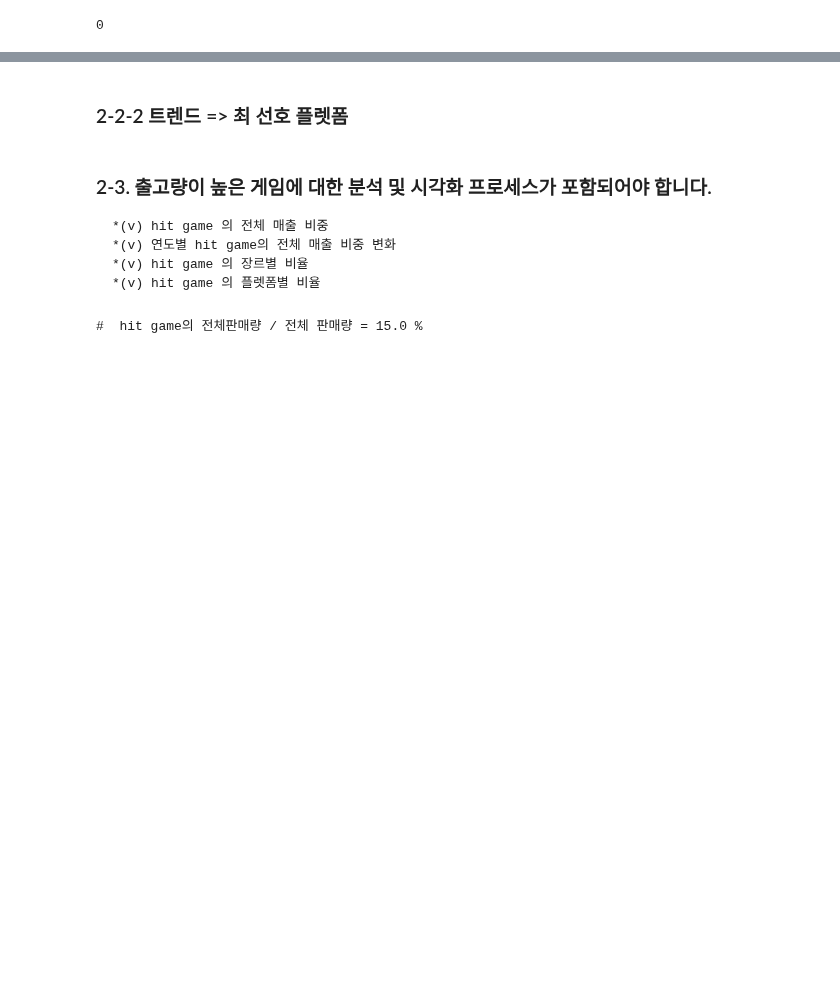
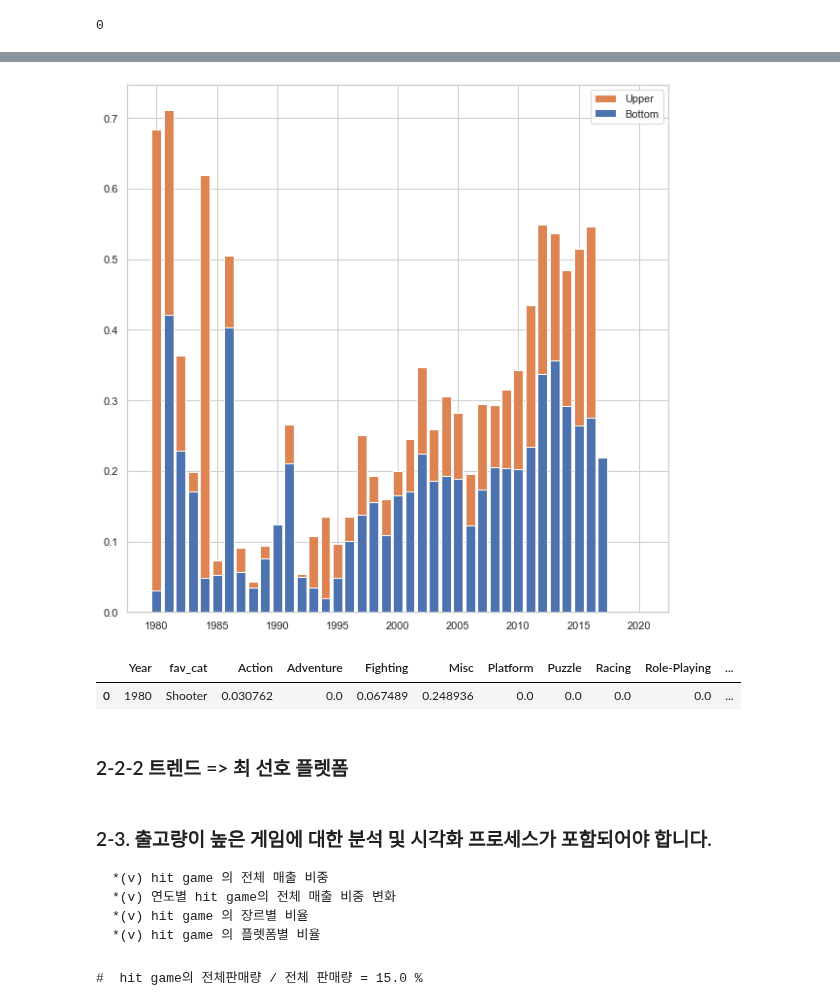
Before and after one commit to LamuneGitHub/A001_Python_Test, a Jupyter notebook: AI15_Prj_01/AI15-P1-이상필.ipynb, the cells around one changed output, grey strips where cells are left out. Saved outputs shown, nothing was run; the diff lists cells and outputs as text; code cells hidden in the pictures; blank space fills up the shorter version.

```diff
--- a/AI15_Prj_01/AI15-P1-이상필.ipynb
+++ b/AI15_Prj_01/AI15-P1-이상필.ipynb
@@ -900,0 +1144,27 @@ check_Genere_code('Action')
+# %%
+# 입력받은 년도의 셈플을 부트스트래핑 한 후 최선호 장르의 값( index = value ) 을 전체 비교 반복 한다
+
+df_fav_Genre_by_Year = pd.DataFrame()
+for sel_year in lst_Year :
+
+    sri_temp = df[df.Year == sel_year].groupby( by = 'Genre' )['sum_Sales'].sum()
+    fav_cat = sri_temp.sort_values( ascending= False).index[0]
+    df_insert = pd.DataFrame(
+        {
+            'Year' : sel_year ,
+            "fav_cat" :  fav_cat
+        }
+        , index = [sel_year]
+    )
+
+    # 매출량을 기준으로 매출 비율 계산
+    sum_sales_all = sri_temp.sum()
+    sri_temp_ratio = sri_temp / sum_sales_all
+
+    #(v) DataFrame 에 시리즈를 열로 합치기
+    df_insert = pd.merge( left = df_insert , right = sri_temp_ratio.to_frame().T , how='cross' )
+
+    # df 에 추가
+    df_fav_Genre_by_Year = pd.concat ([df_fav_Genre_by_Year,df_insert] , axis= 0  )
+
+display( df_fav_Genre_by_Year.head() )
@@ -901,3 +1178,54 @@ check_Genere_code('Action')
+# %%
+
+# 시각화
+plt.figure( figsize = (10,10) )
+
+ind = df_fav_Genre_by_Year.Year
+bottom = df_fav_Genre_by_Year.Action
+upper = df_fav_Genre_by_Year.Shooter
+p1 = plt.bar(ind, bottom)
+p2 = plt.bar(ind, upper, bottom=bottom)
+
+
+
+plt.legend((p2[0], p1[0]), ('Upper', 'Bottom'))
+#plt.xticks(ind, ('G1', 'G2', 'G3', 'G4', 'G5'))
+
+
+plt.show()
+# %% [output]
+[figure, added]
+# %%
+sel_year = 1980
+df_fav_Genre_by_Year = pd.DataFrame()
+
+# (TODO) 부트스트래핑을 어떻게 해야 하는걸까? 지금 처럼 전체에 대해서 부트스트래핑을 하는게 옳은가?
+# (TODO) 아니면 org Sample에서 각 연도별로 뽑아서 부트스트래핑을 하는게 옳은가?
+#           각 연도별 장르의 비중을 보는거면 연도별로 부트스트래핑을 하는게 더 옳지 않을까?
+sri_temp = df[df.Year == sel_year].groupby( by = 'Genre' )['sum_Sales'].sum()
+fav_cat = sri_temp.sort_values( ascending= False).index[0]
+df_insert = pd.DataFrame(
+    {
+        'Year' : sel_year ,
+        "fav_cat" :  fav_cat
+    }
+    , index = [sel_year]
+)
+
+# 매출량을 기준으로 매출 비율 계산
+sum_sales_all = sri_temp.sum()
+sri_temp_ratio = sri_temp / sum_sales_all
+
+#(v) DataFrame 에 시리즈를 열로 합치기
+df_insert = pd.merge( left = df_insert , right = sri_temp_ratio.to_frame().T , how='cross' )
+
+# df 에 추가
+df_fav_Genre_by_Year = pd.concat ([df_fav_Genre_by_Year,df_insert] , axis= 0  )
+
+df_fav_Genre_by_Year
+# %% [output]
+|  | Year | fav_cat | Action | Adventure | Fighting | Misc | Platform | Puzzle | Racing | Role-Playing | ... |
+| 0 | 1980 | Shooter | 0.030762 | 0.0 | 0.067489 | 0.248936 | 0.0 | 0.0 | 0.0 | 0.0 | ... |
 # %% [markdown]
 
 
```
Also changed, not shown: parts of 16 cells of this notebook.
